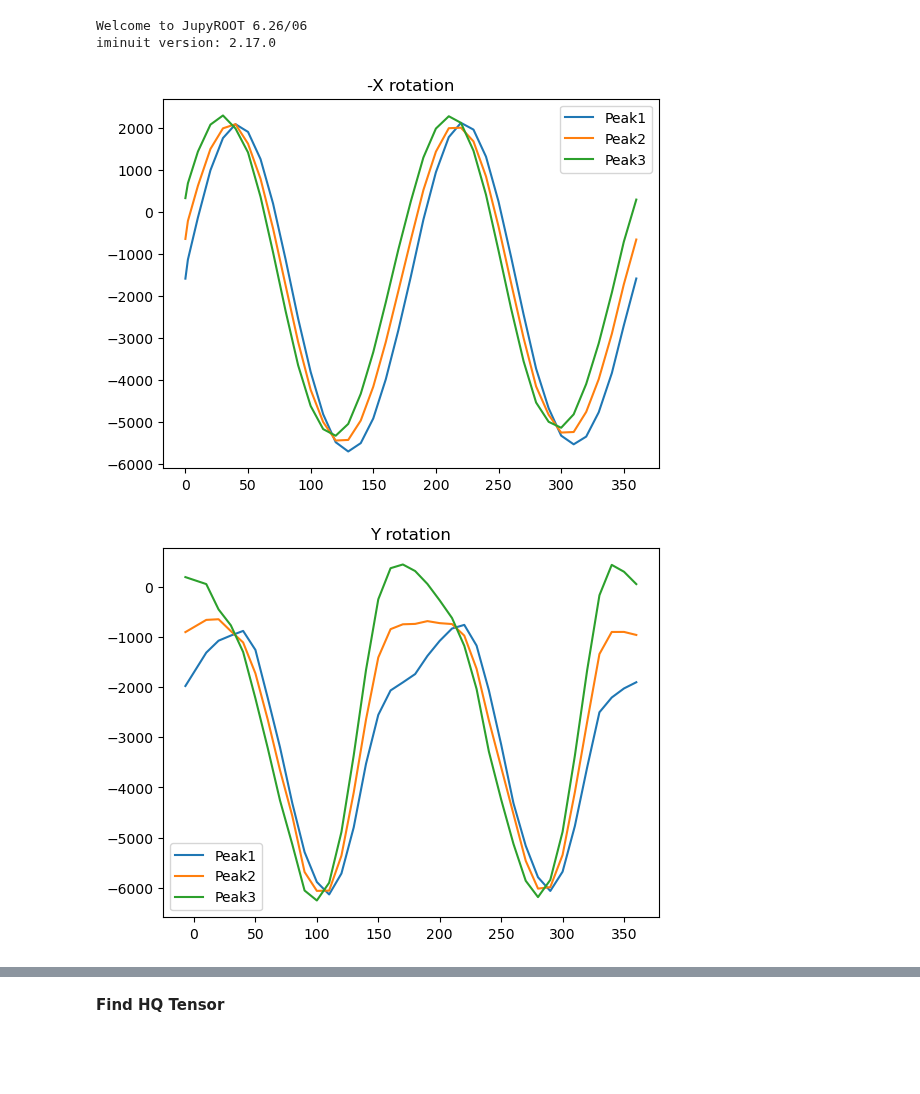
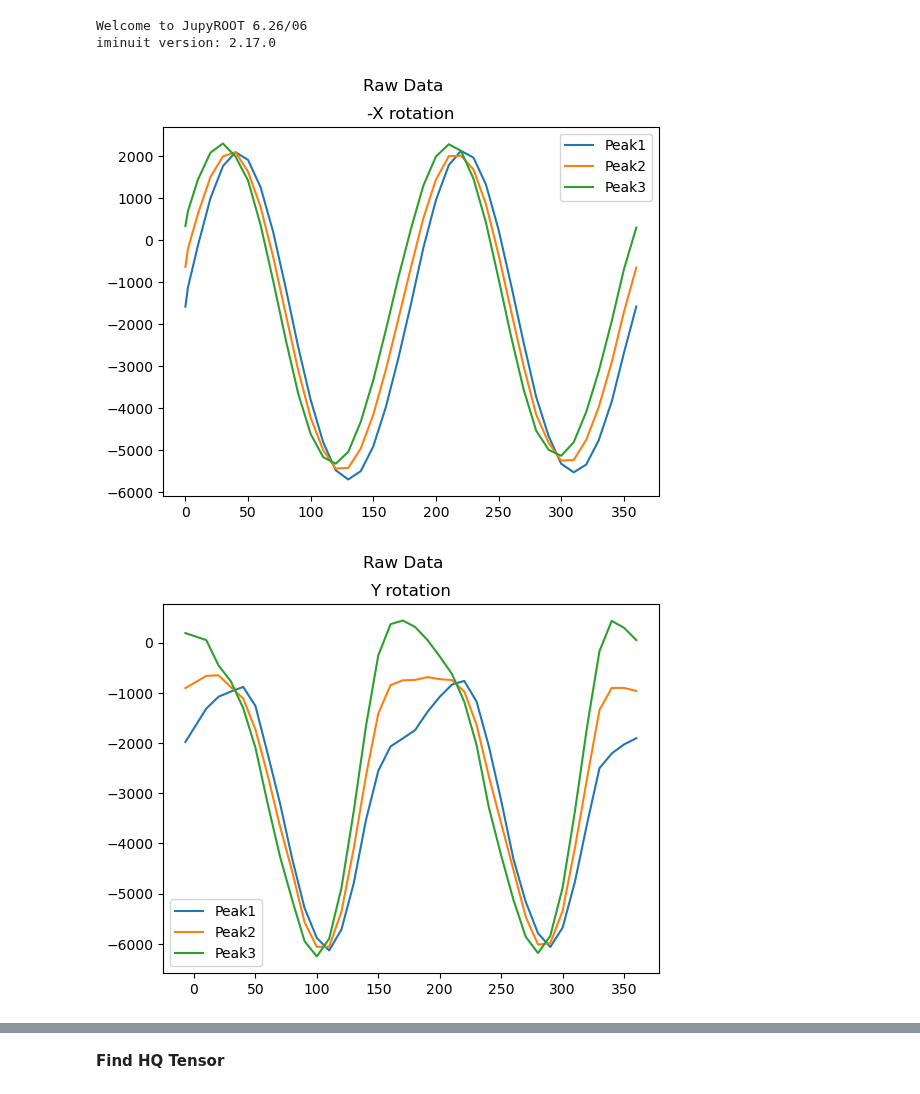
Before and after one commit to AstrobioShiva/Script_project, a Jupyter notebook: NMR_analysis/fitting_(-)HQipc2B_cluster1.ipynb, the cells around one changed output, grey strips where cells are left out. Cells and saved outputs as stored; diff of their text form; code cells hidden in the pictures; blank space fills up the shorter version.

```diff
--- a/NMR_analysis/fitting_(-)HQipc2B_cluster1.ipynb
+++ b/NMR_analysis/fitting_(-)HQipc2B_cluster1.ipynb
@@ -15,24 +15,27 @@ iminuit version: 2.17.0
 # %%
 titles = ['-X rotation', 'Y rotation', '-Z rotation']
 df = [0]*3
 
 
 df[0] = pd.read_excel('//home/shiva/WMU/PhD/Scripts/phd_project/Python/NMR/Data_exp/B_Rotation_Plot.xlsx', sheet_name='(-)8HQ_X_Rot', skiprows=[1])
 df[1] = pd.read_excel('//home/shiva/WMU/PhD/Scripts/phd_project/Python/NMR/Data_exp/B_Rotation_Plot.xlsx', sheet_name='(-)8HQ_Y_Rot', skiprows=[1])
 df[2] = pd.read_excel('//home/shiva/WMU/PhD/Scripts/phd_project/Python/NMR/Data_exp/B_Rotation_Plot.xlsx', sheet_name='(-)8HQ_Z_Rot', skiprows=[1])
 for i in range(3):
 
     df[i].Cluster1Peak0 = df[i].Cluster1Peak0*w0
     df[i].Cluster1Peak1 = df[i].Cluster1Peak1*w0
     df[i].Cluster1Peak2 = df[i].Cluster1Peak2*w0
 
     # print(df[i].Cluster1Peak1)
+    plt.figure()
+    plt.suptitle('Raw Data')
     plt.plot(df[i].Angle, df[i].Cluster1Peak0, label = 'Peak1')
     plt.plot(df[i].Angle, df[i].Cluster1Peak1, label = 'Peak2')
     plt.plot(df[i].Angle, df[i].Cluster1Peak2, label = 'Peak3')
+
     plt.title(titles[i])
     plt.legend()
     plt.show()
 # %% [output]
-[figure, old version]
+[figure, new version]
-[figure, old version]
+[figure, new version]
```
Also changed, not shown: parts of 10 cells of this notebook, 12 other files.
